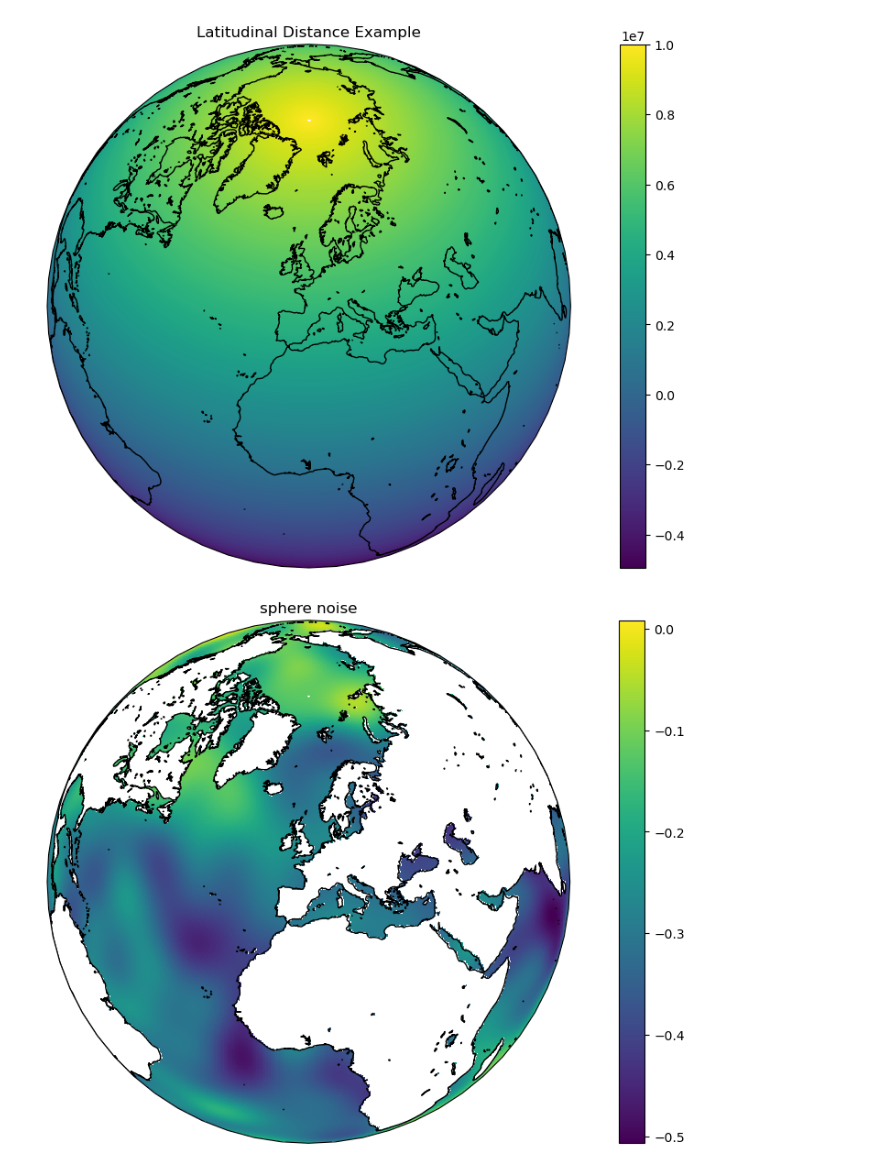
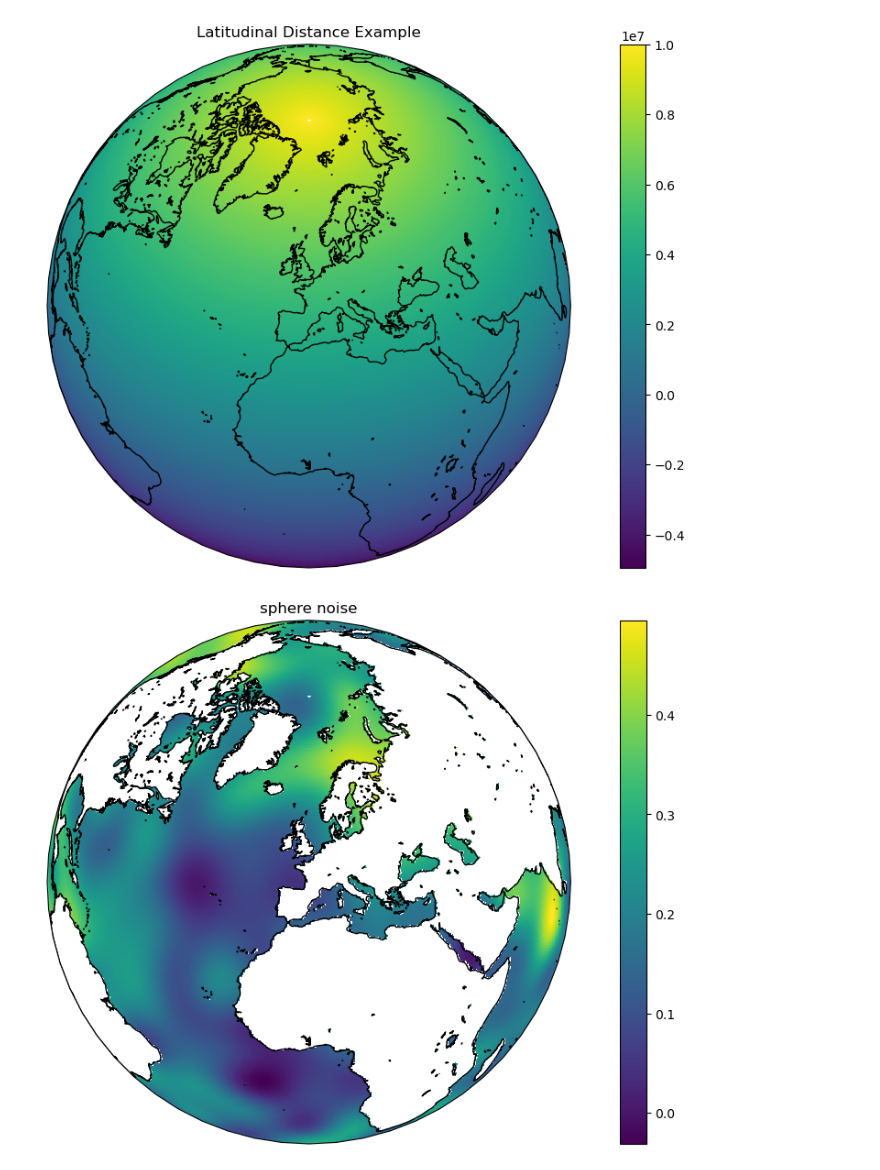
Before and after one commit to jukent/geocat-scratch, a Jupyter notebook: akootz/Gradient WGS84.ipynb, the cells around one changed output. Saved outputs shown, nothing was run; the diff lists cells and outputs as text; code cells hidden in the pictures.

Commit message:
Change the origin to lower left on all plots; lat now goes from -90 to 90

```diff
--- a/akootz/Gradient WGS84.ipynb
+++ b/akootz/Gradient WGS84.ipynb
@@ -211,7 +211,7 @@ import math as ma
 num_lon = 720
 num_lat =361
 
-lat = np.linspace(90, -90, num_lat)
+lat = np.linspace(-90, 90, num_lat)
 lon = np.linspace(-180, 180 -360/num_lon, num_lon)
 
 lon2d, lat2d= np.meshgrid(lon, lat)
@@ -304,15 +304,15 @@ plt.show()
 # %%
 fig = plt.figure(dpi=100,figsize=(12,6),constrained_layout=True)
 ax = plt.axes(projection=ccrs.Orthographic(0, 45))
 ax.add_feature(cf.NaturalEarthFeature('physical', 'land', '50m'), edgecolor='black', facecolor='none')
 ax.add_feature(cf.NaturalEarthFeature('physical', 'lakes', '50m'), edgecolor='black', facecolor='none')
 # ax.add_feature(cf.NaturalEarthFeature('physical', 'rivers_lake_centerlines', '50m'),edgecolor='black', facecolor='none' )
-plt.imshow(sphere_noise_water, interpolation='none',extent=[-180,180,-90,90], origin='upper', transform=ccrs.PlateCarree())
+plt.imshow(sphere_noise_water, interpolation='none',extent=[-180,180,-90,90], origin='lower', transform=ccrs.PlateCarree())
 plt.colorbar()
 plt.title('sphere noise')
 plt.show()
 # %% [output]
-[figure, old version]
+[figure, new version]
 # %%
 # grads = grad_wgs84(sphere_noise_water, lon, lat, wrap_longitude=True)
 grads = grad_wgs84_xr(sphere_noise_water, wrap_longitude=True)
```
Also changed, not shown: parts of 6 cells of this notebook.
